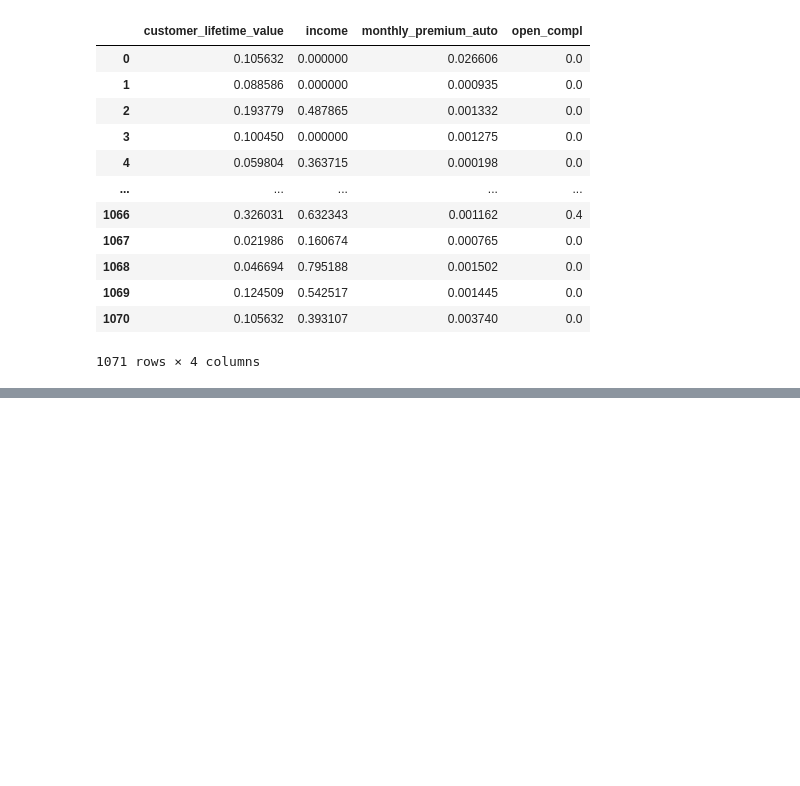
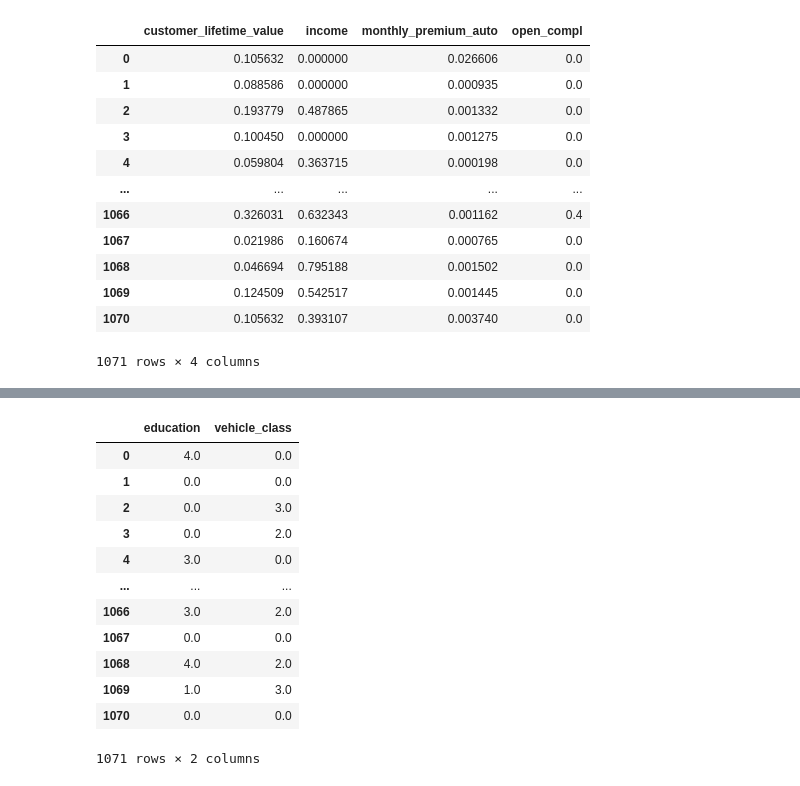
Before and after one commit to tejaldbhatti/lab-dw-data-cleaning-and-formatting, a Jupyter notebook: lab-dw-data-cleaning-and-formatting.ipynb, the cells around one changed output, grey strips where cells are left out. Saved outputs shown, nothing was run; the diff lists cells and outputs as text; code cells hidden in the pictures; blank space fills up the shorter version.

```diff
--- a/lab-dw-data-cleaning-and-formatting.ipynb
+++ b/lab-dw-data-cleaning-and-formatting.ipynb
@@ -511,0 +534,24 @@ for i in num_Min_Max:
+# %%
+from sklearn.preprocessing import OrdinalEncoder
+
+ordinal_col = categorical[["education", "vehicle_class"]]
+encoder_O = OrdinalEncoder()
+ordinal_encoded = encoder_O.fit_transform(ordinal_col)
+#cols = encoder_O.get_feature_names(input_features=["education", "vehicle_class"])
+#cols
+ordi_encoded = pd.DataFrame(ordinal_encoded , columns=["education", "vehicle_class"])
+ordi_encoded
+# %% [output]
+|  | education | vehicle_class |
+| 0 | 4.0 | 0.0 |
+| 1 | 0.0 | 0.0 |
+| 2 | 0.0 | 3.0 |
+| 3 | 0.0 | 2.0 |
+| 4 | 3.0 | 0.0 |
+| ... | ... | ... |
+| 1066 | 3.0 | 2.0 |
+| 1067 | 0.0 | 0.0 |
+| 1068 | 4.0 | 2.0 |
+| 1069 | 1.0 | 3.0 |
+| 1070 | 0.0 | 0.0 |
+1071 rows × 2 columns
```
Also changed, not shown: parts of 22 cells of this notebook, 1 other file.
